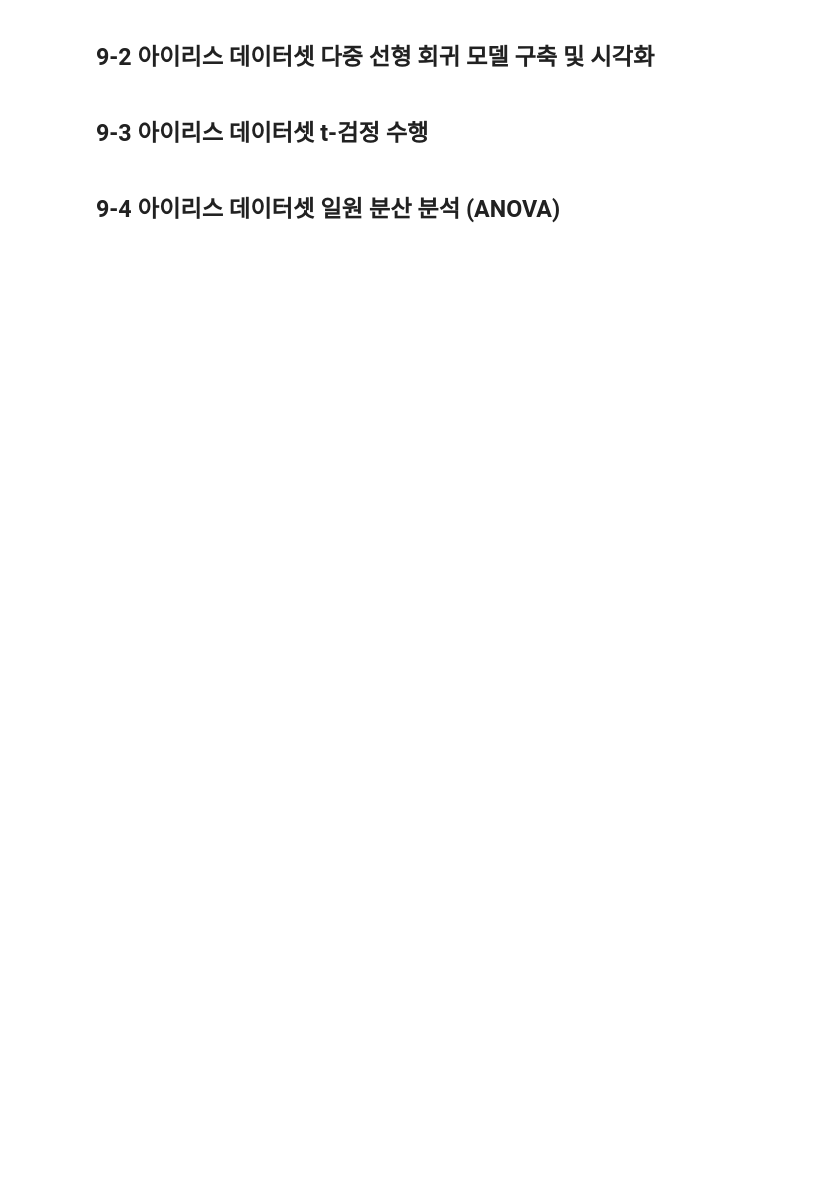
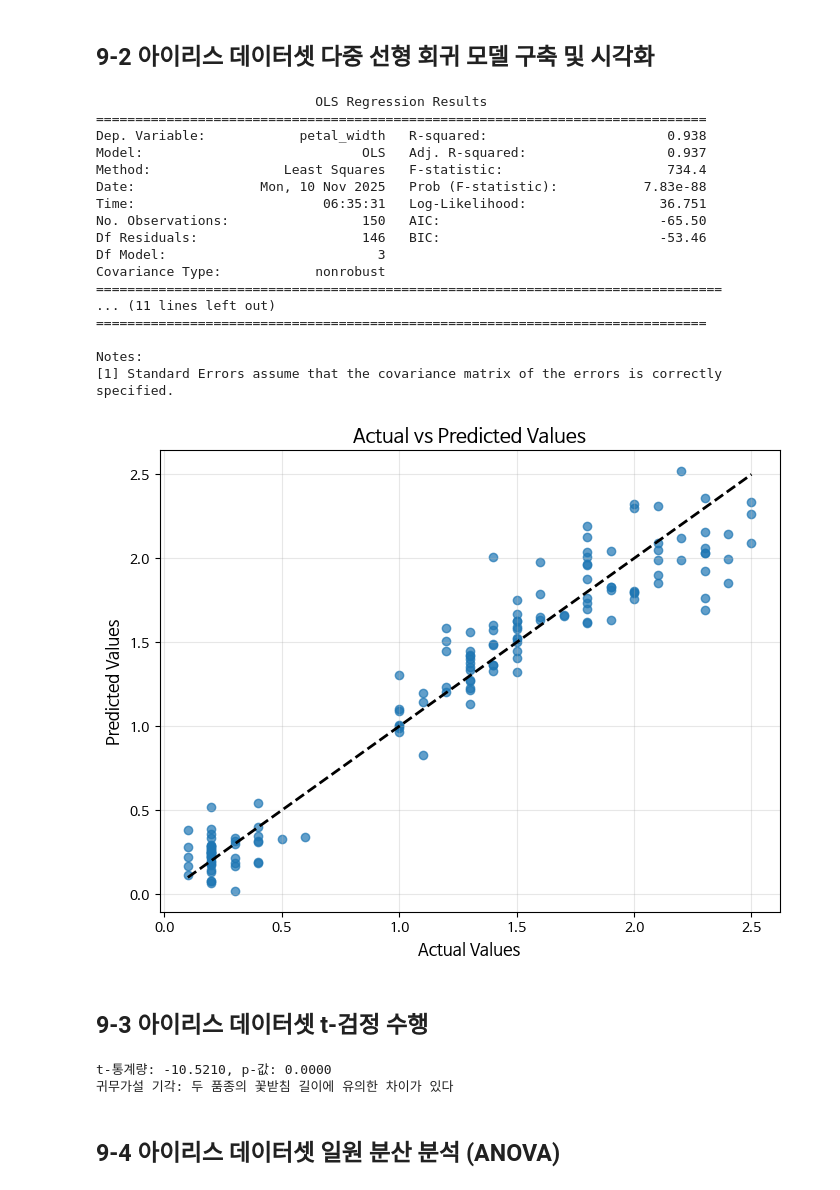
Before and after one commit to HYA6/DataAnalysis, a Jupyter notebook: OpenSourceDataAnalysis_09.ipynb, the cells around one changed output. Drawn from its saved outputs; the diff is of its cells as text; code cells hidden in the pictures; blank space fills up the shorter version.

```diff
--- a/OpenSourceDataAnalysis_09.ipynb
+++ b/OpenSourceDataAnalysis_09.ipynb
@@ -42,28 +51,52 @@ plt.show()
 # %%
 import statsmodels.formula.api as smf
 import seaborn as sns
 import matplotlib.pyplot as plt
 
 ## 아이리스 데이터셋 로드
 df = sns.load_dataset('iris')
 
 ## 다중 선형 회귀 모델 생성 및 학습
 ## 'petal_width'를 종속 변수로 하고 다른 특성들(sepal_length, sepal_width, petal_length)을 독립 변수로 사용
+## Statsmodels의 ols(): 최소제곱법 기반의 선형 회귀 모델 생성
+model = smf.ols(
+    formula = 'petal_width ~ sepal_length + sepal_width + petal_length',
+    data = df
+).fit()
 
 ## 모델 요약 결과 출력
 print(model.summary())
 
 ## 실제 값 vs 예측 값 시각화
 plt.figure(figsize=(8, 6))
 predictions = model.predict(df) ## 모델 예측값 계산
 plt.scatter(df['petal_width'], predictions, alpha=0.7) ## 실제 값과 예측 값 산점도
 plt.plot([df['petal_width'].min(), df['petal_width'].max()],
          [df['petal_width'].min(), df['petal_width'].max()], 'k--', lw=2) ## 이상적인 예측 라인 (y=x)
 plt.xlabel('Actual Values', fontsize=12)
 plt.ylabel('Predicted Values', fontsize=12)
 plt.title('Actual vs Predicted Values', fontsize=14)
 plt.grid(True, alpha=0.3)
 plt.show()
+# %% [output]
+                            OLS Regression Results
+==============================================================================
+Dep. Variable:            petal_width   R-squared:                       0.938
+Model:                            OLS   Adj. R-squared:                  0.937
+Method:                 Least Squares   F-statistic:                     734.4
+Date:                Mon, 10 Nov 2025   Prob (F-statistic):           7.83e-88
+Time:                        06:35:31   Log-Likelihood:                 36.751
+No. Observations:                 150   AIC:                            -65.50
+Df Residuals:                     146   BIC:                            -53.46
+Df Model:                           3
+Covariance Type:            nonrobust
+================================================================================
+... (11 lines left out)
+==============================================================================
+
+Notes:
+[1] Standard Errors assume that the covariance matrix of the errors is correctly specified.
+[figure, added]
 # %% [markdown]
 ## 9-3 아이리스 데이터셋 t-검정 수행
 # %%
@@ -79,6 +112,7 @@ versicolor = df[df['species'] == 'versicolor']['sepal_length']
 
 ## 독립 표본 t-검정 수행
 ## 두 그룹(setosa, versicolor)의 'sepal_length' 평균이 통계적으로 유의미한 차이가 있는지 검정
+t_stat, p_val, df = ttest_ind(setosa, versicolor, usevar = 'pooled') # df: 자유도
 
 ## t-통계량과 p-값 출력
 print(f"t-통계량: {t_stat:.4f}, p-값: {p_val:.4f}")
@@ -88,6 +122,9 @@ if p_val < 0.05:
     print("귀무가설 기각: 두 품종의 꽃받침 길이에 유의한 차이가 있다")
 else:
     print("귀무가설 채택: 두 품종의 꽃받침 길이에 유의한 차이가 없다")
+# %% [output]
+t-통계량: -10.5210, p-값: 0.0000
+귀무가설 기각: 두 품종의 꽃받침 길이에 유의한 차이가 있다
 # %% [markdown]
 ## 9-4 아이리스 데이터셋 일원 분산 분석 (ANOVA)
 # %%
```
Also changed, not shown: parts of 7 cells of this notebook.
